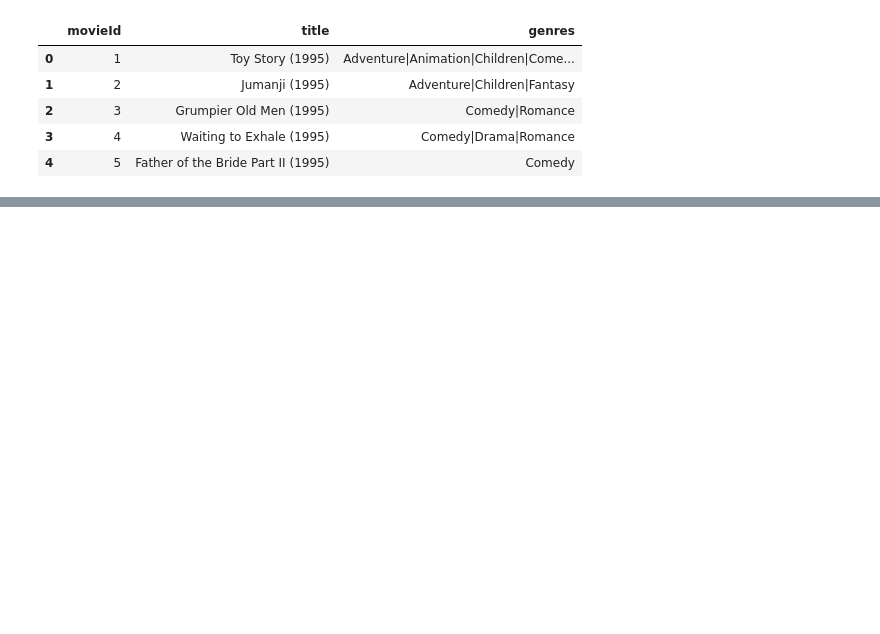
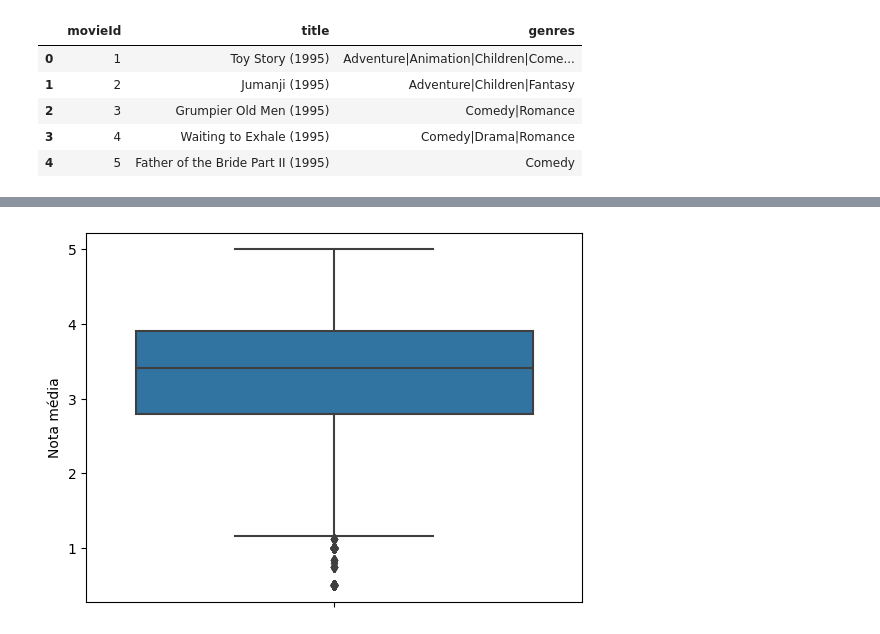
Before and after one commit to JpLimags/alura_course, a Jupyter notebook: Explorando os dados.ipynb, the cells around one changed output, grey strips where cells are left out. Saved outputs shown, nothing was run; the diff lists cells and outputs as text; code cells hidden in the pictures; blank space fills up the shorter version.

```diff
--- a/Explorando os dados.ipynb
+++ b/Explorando os dados.ipynb
@@ -16,0 +41,6 @@ KeyError: 'nota'
+# %%
+medias_por_filme_df = pd.DataFrame({'Nota média': medias_por_filme})
+sns.boxplot(y='Nota média', data=medias_por_filme_df)
+plt.show()
+# %% [output]
+[figure, added]
```
Also changed, not shown: parts of 9 cells of this notebook.
